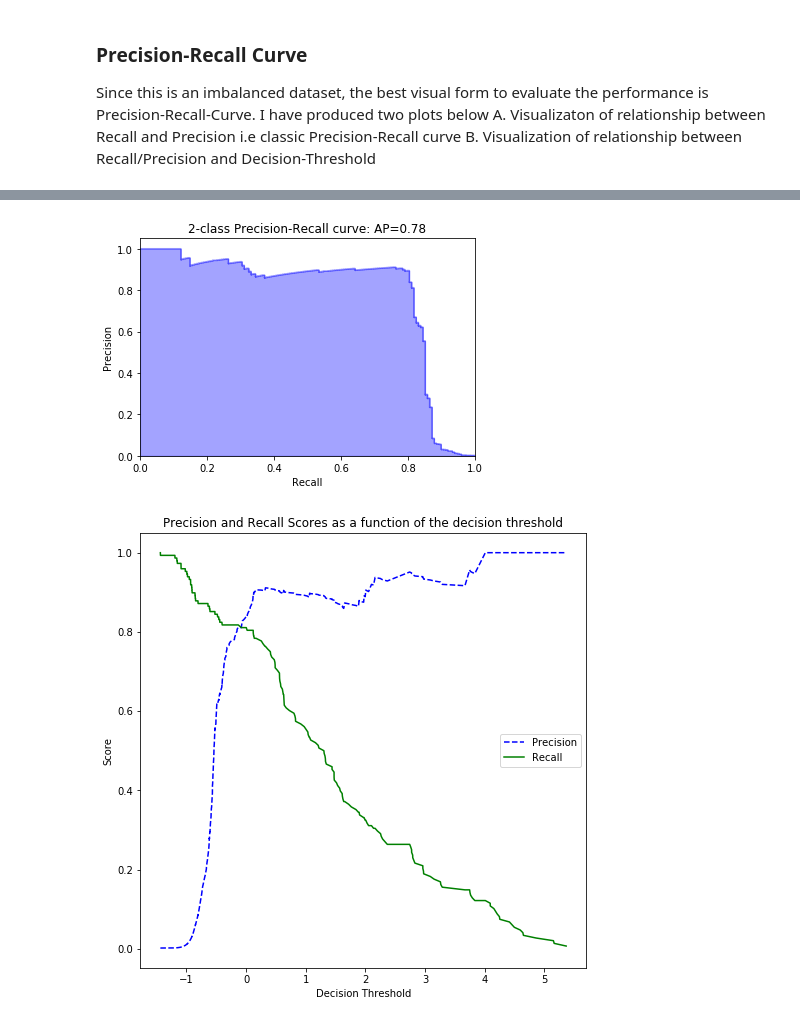
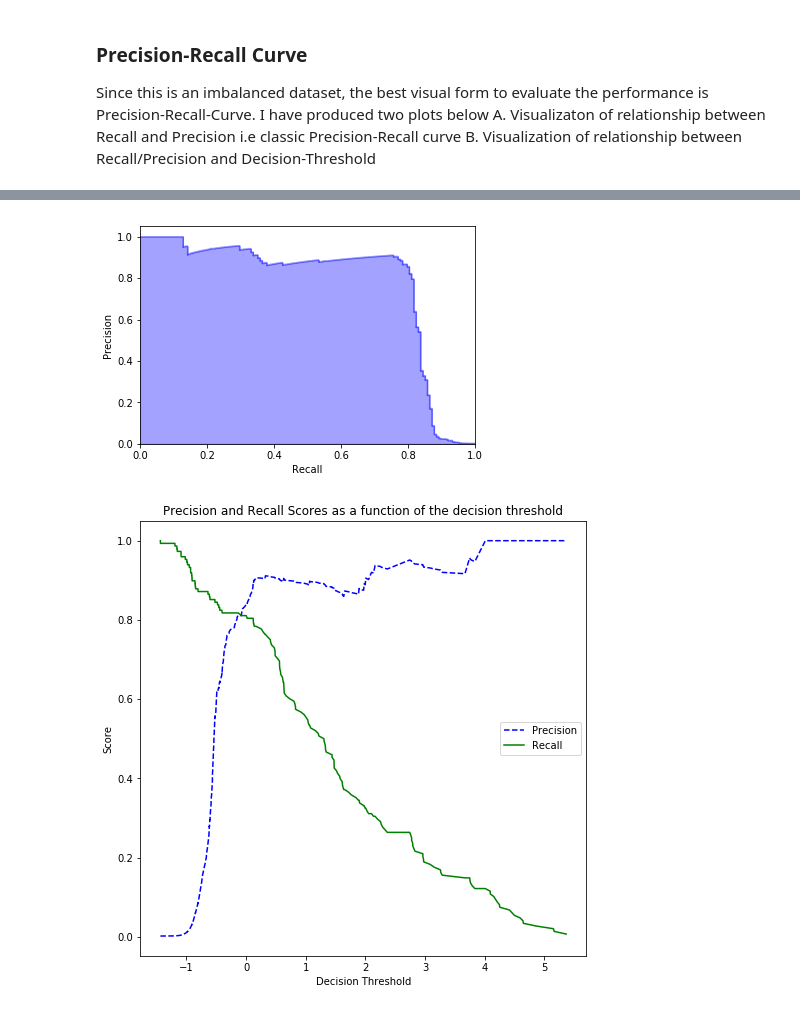
Before and after one commit to OrwellQuay/DS-Projects, a Jupyter notebook: Credit Card Fraud Detection.ipynb, the cells around one changed output, grey strips where cells are left out. Saved outputs shown, nothing was run; the diff lists cells and outputs as text; code cells hidden in the pictures.

```diff
--- a/Credit Card Fraud Detection.ipynb
+++ b/Credit Card Fraud Detection.ipynb
@@ -221,8 +222,3 @@ accuracy               precision    recall  f1-score   support
 weighted avg       1.00      1.00      1.00     85443
 # %% [markdown]
 #### SVC with class weight balance
-# %%
-model_svc = LinearSVC(C=1.0, class_weight = 'balanced')
-model_svc.fit(X_s_train, y_s_train)
-y_s_pred = model_svc.predict(X_s_test)
-print('accuracy %s' % classification_report(y_s_pred, y_s_test))
@@ -426,6 +426,6 @@ I have produced two plots below
 A. Visualizaton of relationship between Recall and Precision i.e classic Precision-Recall curve
 B. Visualization of relationship between Recall/Precision and Decision-Threshold
 # %%
-y_scores = grid_search_clf.decision_function(X_s_test)
+y_scores = model_svc.decision_function(X_s_test)
 # %%
 p, r, thresholds = precision_recall_curve(y_s_test, y_scores)
@@ -432,23 +441,22 @@ p, r, thresholds = precision_recall_curve(y_s_test, y_scores)
 # %%
 from inspect import signature
 
 # In matplotlib < 1.5, plt.fill_between does not have a 'step' argument
 step_kwargs = ({'step': 'post'}
                if 'step' in signature(plt.fill_between).parameters
                else {})
 plt.step(r, p, color='b', alpha=0.2,
          where='post')
 plt.fill_between(r, p, alpha=0.2, color='b', **step_kwargs)
 
 plt.xlabel('Recall')
 plt.ylabel('Precision')
 plt.ylim([0.0, 1.05])
 plt.xlim([0.0, 1.0])
-plt.title('2-class Precision-Recall curve: AP={0:0.2f}'.format(
-          average_precision))
+#plt.title('2-class Precision-Recall curve: AP={0:0.2f}'.format(average_precision))
 plt.show()
 # %% [output]
-[figure, old version]
+[figure, new version]
 # %%
 plt.figure(figsize=(8, 8))
 plt.title("Precision and Recall Scores as a function of the decision threshold")
```
Also changed, not shown: parts of 10 cells of this notebook.
